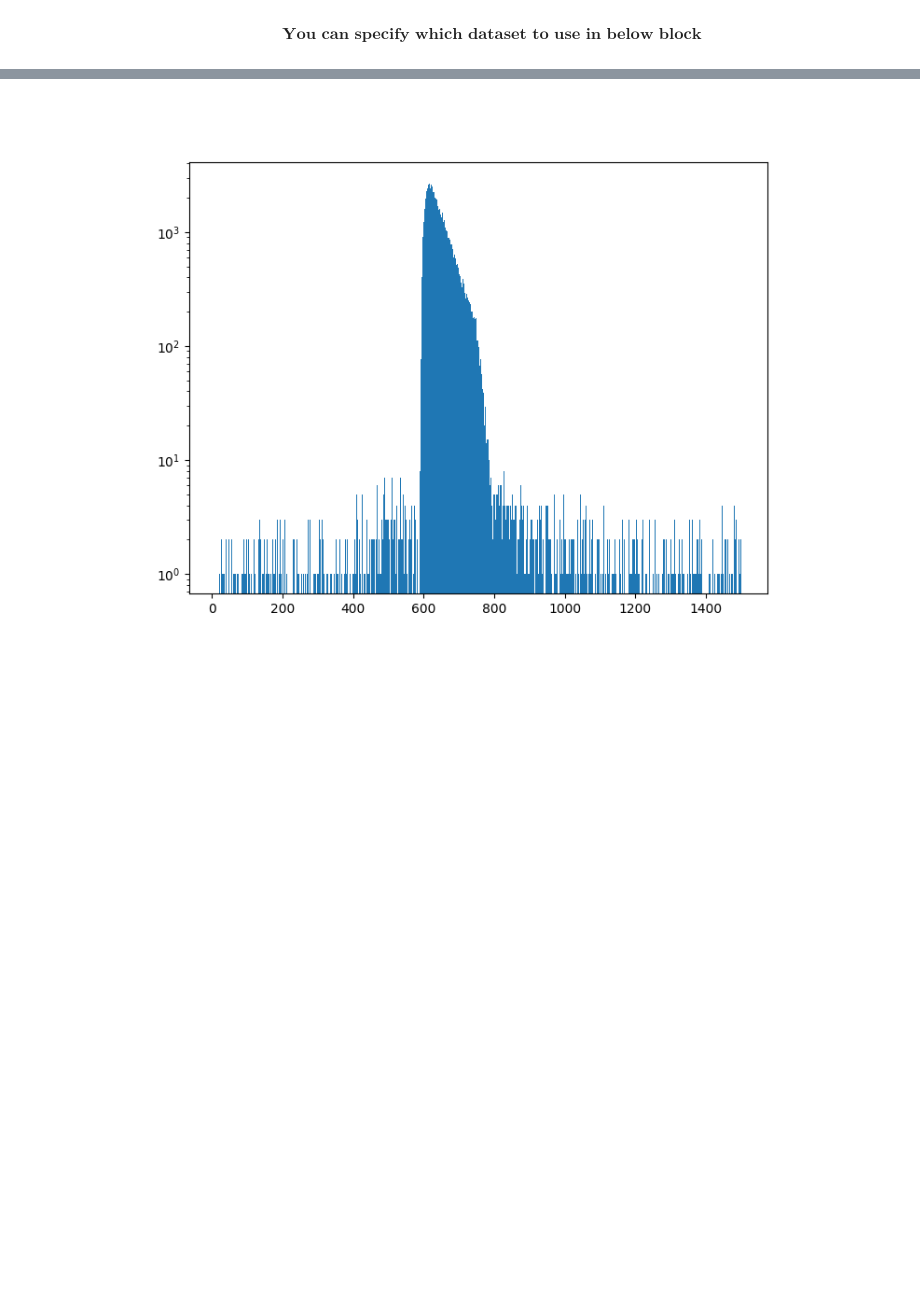
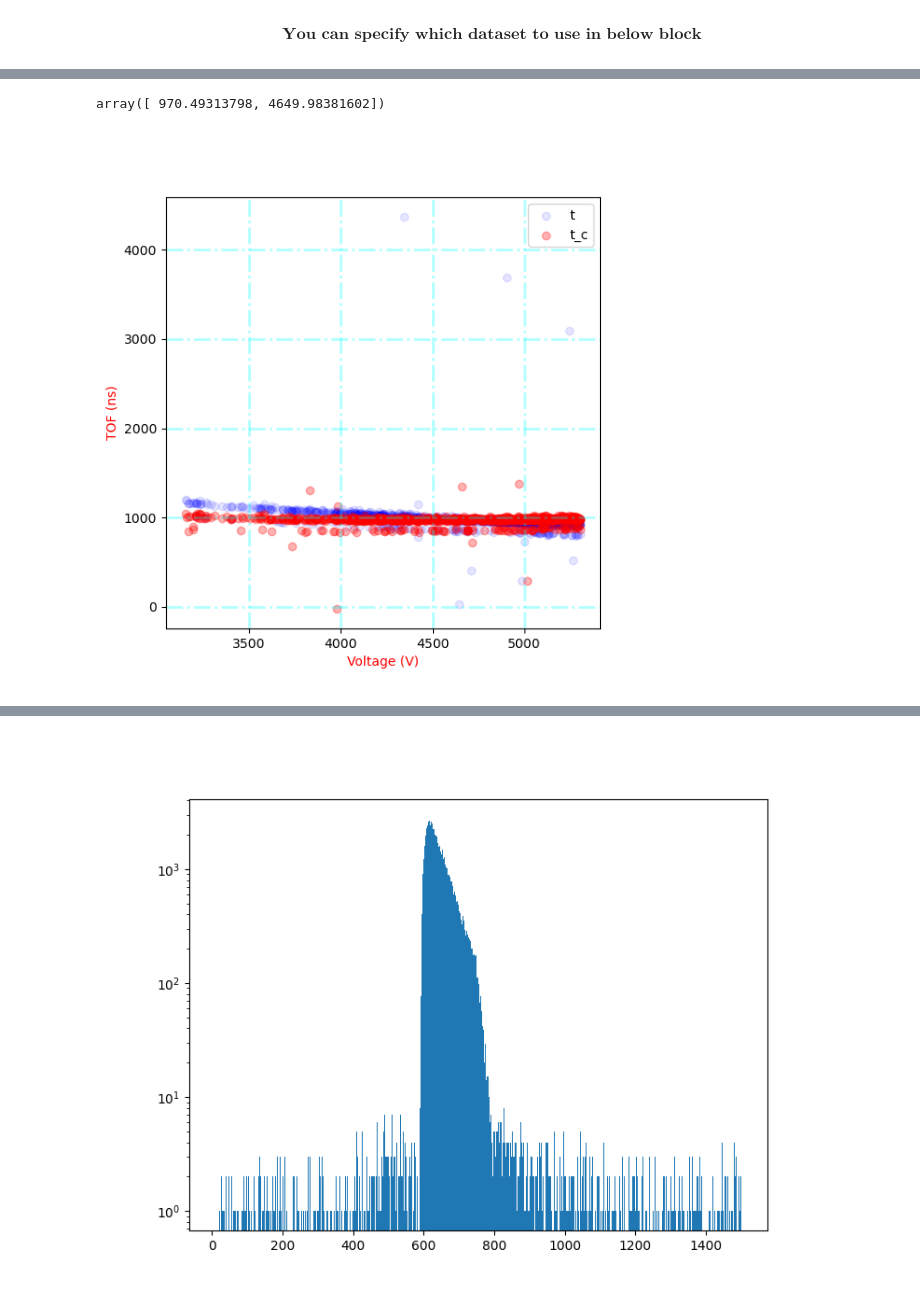
Before and after one commit to mmonajem/pyoxcart, a Jupyter notebook: pyccapt/calibration/tutorials/jupyter_files/develop.ipynb, the cells around one changed output, grey strips where cells are left out. Saved outputs shown, nothing was run; the diff lists cells and outputs as text; code cells hidden in the pictures; blank space fills up the shorter version.

```diff
--- a/pyccapt/calibration/tutorials/jupyter_files/develop.ipynb
+++ b/pyccapt/calibration/tutorials/jupyter_files/develop.ipynb
@@ -357,3 +356,51 @@ Peaks  0 is at location and height: (646.07, 16908.00) peak window sides (50.00%
+# %%
+mean
+# %% [output]
+array([ 970.49313798, 4649.98381602])
+# %%
+from scipy import linalg
+# for i in range(1):
+vertices = np.concatenate((np.expand_dims(dld_t[dld_t < 1500], axis=1), np.expand_dims(dld_highVoltage[dld_t < 1500], axis=1)), axis=1)
+mean = vertices.mean(axis=0)
+vc = vertices - mean
+# idx = np.random.randint(len(vertices), size=100000)
+# vc_s = vc[idx, :]
+# vertices = np.float32(vertices)
+
+U, S, Vt = np.linalg.svd(vc, full_matrices=False)
+vr = vc @ Vt.T
+# dld_t_svd = np.expand_dims(dld_t[dld_t < 1500], axis=1) @ np.expand_dims(Vt[:, 0], axis=1).T
+# dld_t_svd = np.sum(dld_t_svd, axis=1)
+
+vr = vr
+
+dld_t_c_2 = vr[:, 1] + mean[0]
+
+# data_2 = data.copy()
+# data_2['t (ns)'] = vr[:, 0]
+# data_loadcrop.plot_crop_experimetn_history(data_2, save_name=variables.result_path + '//ex_hist_pca' + dataset_name)
+
+fig1, ax1 = plt.subplots(figsize=(6, 6))
+mask = np.random.randint(0, len(dld_t_c_2), 1000)
+
+x = plt.scatter(dld_highVoltage[mask], dld_t[mask], color="blue",
+                label='t', alpha=0.1)
+y = plt.scatter(dld_highVoltage[mask], dld_t_c_2[mask], color="red",
+                label='t_c', alpha=0.3)
+
+# z = plt.scatter(dld_highVoltage[mask], dld_t_svd[mask], color="green",
+#                 label='t_svd', alpha=0.1)
+
+# dld_t_p_c_2 = dld_t_c_2[mask_t]
+# z = plt.scatter(dld_highVoltage_p_c[mask], dld_t_p_c_2[mask], color="black",
+#                 label='t_c_2', alpha=0.1)
+
+ax1.set_xlabel("Voltage (V)", color="red", fontsize=10)
+ax1.set_ylabel("TOF (ns)", color="red", fontsize=10)
+plt.legend()
+plt.grid(color='aqua', alpha=0.3, linestyle='-.', linewidth=2)
+# %% [output]
+[figure, added]
 # %%
 from scipy import linalg
 # for i in range(1):
```
Also changed, not shown: parts of 15 cells of this notebook, 1 other file.
